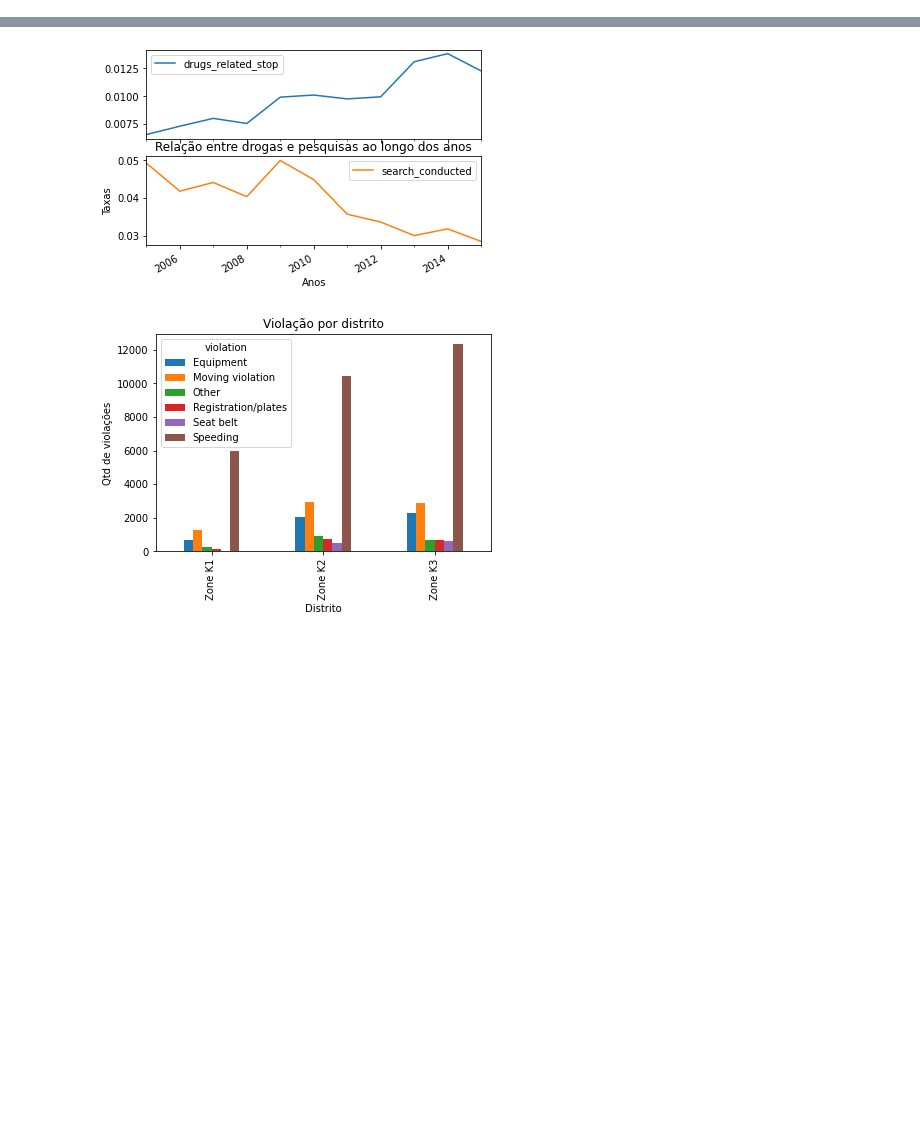
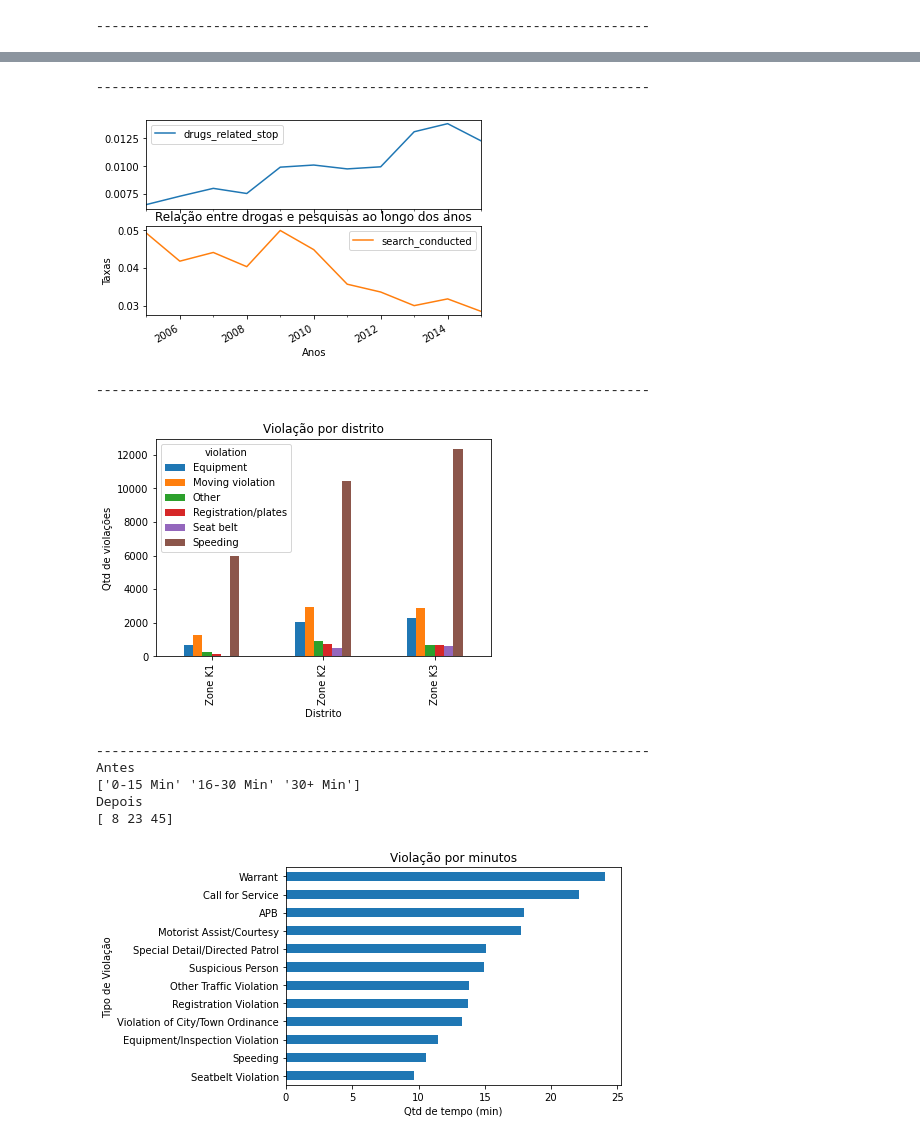
Before and after one commit to emerenan/analysing_police_activity, a Jupyter notebook: police_activity.ipynb, the cells around one changed output, grey strips where cells are left out. Drawn from its saved outputs; the diff is of its cells as text; code cells hidden in the pictures; blank space fills up the shorter version.

```diff
--- a/police_activity.ipynb
+++ b/police_activity.ipynb
@@ -120,8 +120,7 @@ print(white.stop_outcome.value_counts(normalize=True))
 print("\n")
 print("Abordagens em Negros")
 print(black.stop_outcome.value_counts(normalize=True))
-print("\n")
-
+print('-----------------------------------------------------------------------')
 # criação de variaveis para cada gênero de motorista
 male = data[data.driver_gender == 'M']
 female = data[data.driver_gender == 'F']
@@ -132,8 +131,7 @@ print(male.violation.value_counts(normalize=True))
 print('\n')
 print("Violações do gênero Feminino")
 print(female.violation.value_counts(normalize=True))
-print('\n')
-
+print('-----------------------------------------------------------------------')
 # Criação de variavel para filtro por genero e violação de acesso de velocidade
 male_arrested = data[(data.driver_gender == 'M') & (data.violation == 'Speeding')]
 female_arrested = data[(data.driver_gender == 'F') & (data.violation == 'Speeding')]
@@ -144,7 +142,7 @@ print(male_arrested.stop_outcome.value_counts(normalize=True))
 print('\n')
 print("Excesso velocidade por mulheres presa")
 print(female_arrested.stop_outcome.value_counts(normalize=True))
-print('\n')
+print('-----------------------------------------------------------------------')
 
 # comparação booleana das prisões (is_arrested) por genero e distrito
 data[data.district == 'Zone K1'].is_arrested.mean() # taxa na zona K1
@@ -160,19 +158,18 @@ print('-----------------------------------------------------------------------')
 taxa_prisão_hora = data.groupby(data.index.hour).is_arrested.mean()
 
 plotting(taxa_prisão_hora, "hora", 'Taxa de prisão', "Taxa de prisão por hora do dia", False, 0)
-print("\n")
+print('-----------------------------------------------------------------------')
 # 6 - Verificar se o aumento na batidas está relacionado com drogas, mas fazendo uma amostra por anos usando o resample('A')
 annual_drug_rate = data.drugs_related_stop.resample('A').mean()
 
 plotting(annual_drug_rate, 'Anos', 'Taxa', 'Aumento na taxas de drogas por blitz', False, 0)
-print("\n")
-
+print('-----------------------------------------------------------------------')
 # 6.1 Comparar o aumento da taxa de drogas com pesquisas realizadas amostrando por anos
 annual_search_rate = data.search_conducted.resample('A').mean()
 annual = pd.concat([annual_drug_rate, annual_search_rate], axis='columns')
 
 plotting(annual, 'Anos', 'Taxas', 'Relação entre drogas e pesquisas ao longo dos anos', True, 0)
-print("\n")
+print('-----------------------------------------------------------------------')
 
 # 6.2 Registros de violação de transito por distrito
 all_zones = pd.crosstab(data.district, data.violation)
@@ -181,6 +178,25 @@ z1_z3 = all_zones.loc['Zone K1': 'Zone K3']
 
 # Pode fazer o grafico emplilhado com o parametro stacked=True
 plotting(z1_z3, 'Distrito', 'Qtd de violações', 'Violação por distrito', False, 'bar')
+print('-----------------------------------------------------------------------')
+
+# 6.3 - Analisar quanto tempo pode ficar detido por uma violação
+print('Antes')
+print(data.stop_duration.unique()) # vendo os valores para cada tipo de parada da coluna
+
+# criando uma dicionario para alterar os valores de cada tipo de tempo parado de string para inteiro
+# sendo '0-15 Min' :8 minutos,  '16-30 Min': 23 minutos, '30+ Min' :45 minutos
+mapping = {'0-15 Min' :8,  '16-30 Min': 23, '30+ Min' :45}
+
+# criando uma coluna nova para salvar os valores em inteiros
+data['stop_minutes'] = data.stop_duration.map(mapping)
+print('Depois')
+print(data.stop_minutes.unique())
+
+# criando uma variavel para salvar os dados de violação por minutos
+stop_length = data.groupby('violation_raw').stop_minutes.mean()
+stop_length_ordered = stop_length.sort_values()
+plotting(stop_length_ordered, 'Qtd de tempo (min)', 'Tipo de Violação', 'Violação por minutos', False, 'barh')
 # %% [output]
 Apagando colunas null!
 -----------------------------------------------------------------------
@@ -198,8 +214,17 @@ Arrest Driver       0.024018
 Speeding             F                0.008309
                      M                0.027885
 Name: search_conducted, dtype: float64
 -----------------------------------------------------------------------
 [figure]
+-----------------------------------------------------------------------
 [figure]
+-----------------------------------------------------------------------
 [figure]
+-----------------------------------------------------------------------
 [figure]
+-----------------------------------------------------------------------
+Antes
+['0-15 Min' '16-30 Min' '30+ Min']
+Depois
+[ 8 23 45]
+[figure, added]
```
Also changed, not shown: parts of 1 cell of this notebook.
